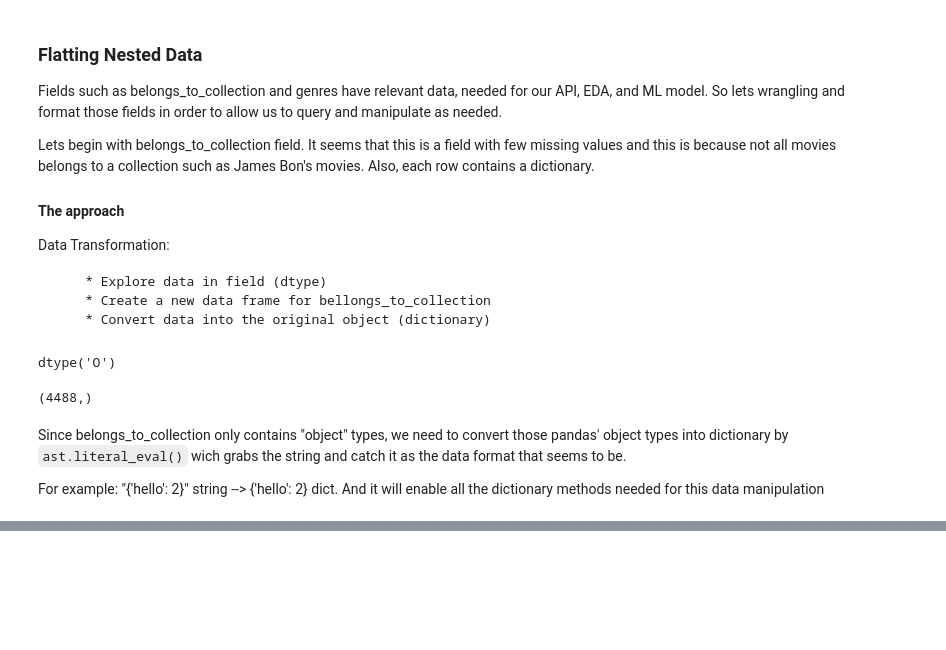
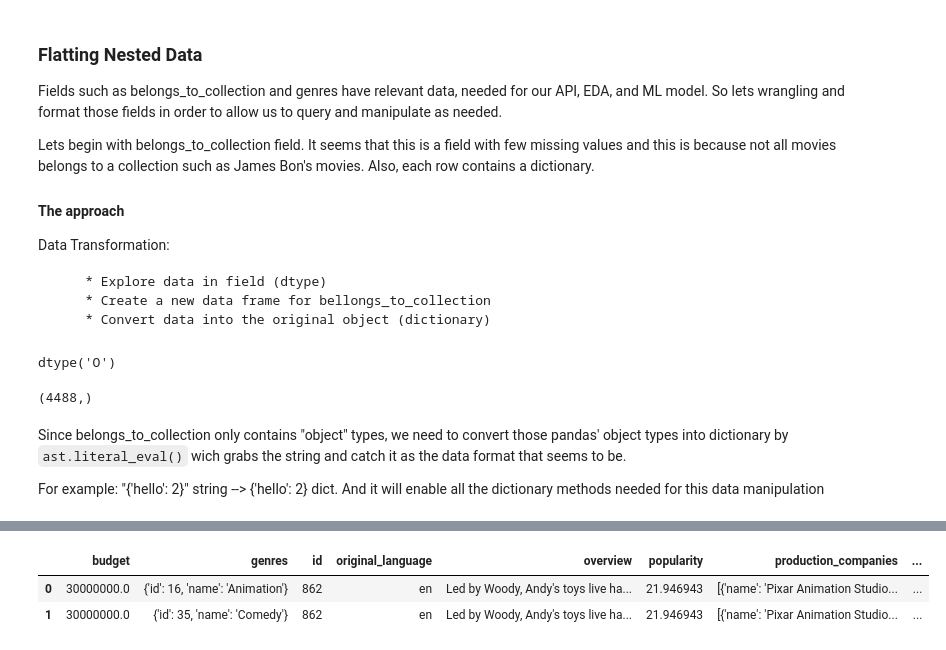
Before and after one commit to someonefrom93/PI_JUL, a Jupyter notebook: etl.ipynb, the cells around one changed output, grey strips where cells are left out. Saved outputs shown, nothing was run; the diff lists cells and outputs as text; code cells hidden in the pictures; blank space fills up the shorter version.

```diff
--- a/etl.ipynb
+++ b/etl.ipynb
@@ -392,11 +392,12 @@ Since belongs_to_collection only contains "object" types, we need to convert tho
 
 For example: "{'hello': 2}" string --> {'hello': 2} dict. And it will enable all the dictionary methods needed for this data manipulation
 # %%
+# This functionn is only for handling any expected error and impute with default empty list
 def safe_literal_eval(x):
     try:
         return ast.literal_eval(x)
     except (ValueError, SyntaxError):
-        return [{}]
+        return {}
 # %%
 belongs_to_collections_df = belongs_to_collections_df.apply(safe_literal_eval)
 # %%
@@ -548,0 +558,6 @@ movies_df
+# %%
+movies_df.explode('genres', ignore_index=True).head(2)#[["genres"]].rename(columns={"genres": "genres_info"})
+# %% [output]
+|  | budget | genres | id | original_language | overview | popularity | production_companies | ... |
+| 0 | 30000000.0 | {'id': 16, 'name': 'Animation'} | 862 | en | Led by Woody, Andy's toys live ha... | 21.946943 | [{'name': 'Pixar Animation Studio... | ... |
+| 1 | 30000000.0 | {'id': 35, 'name': 'Comedy'} | 862 | en | Led by Woody, Andy's toys live ha... | 21.946943 | [{'name': 'Pixar Animation Studio... | ... |
```
Also changed, not shown: parts of 27 cells of this notebook.
